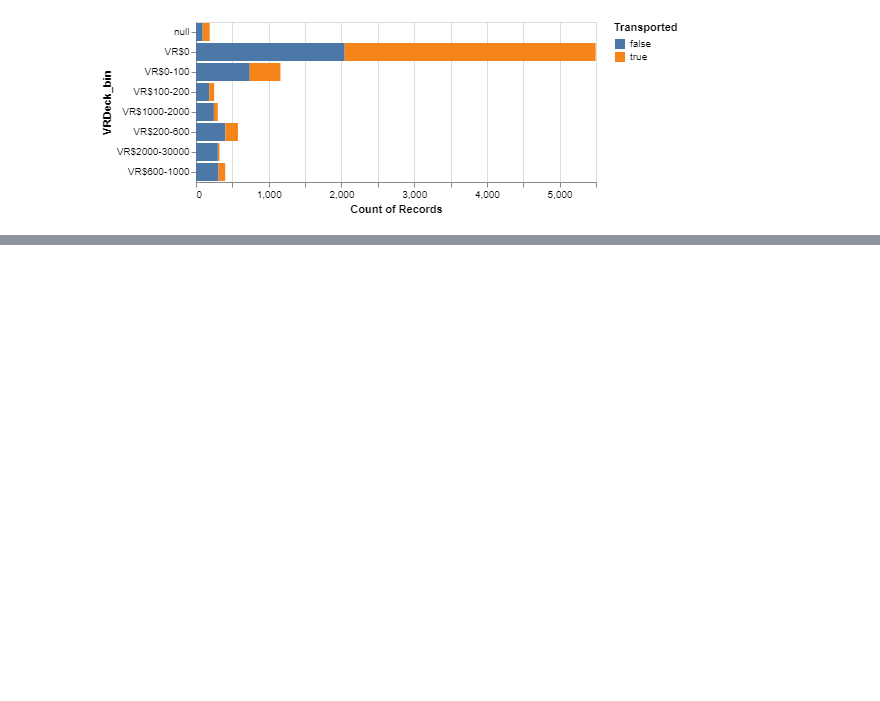
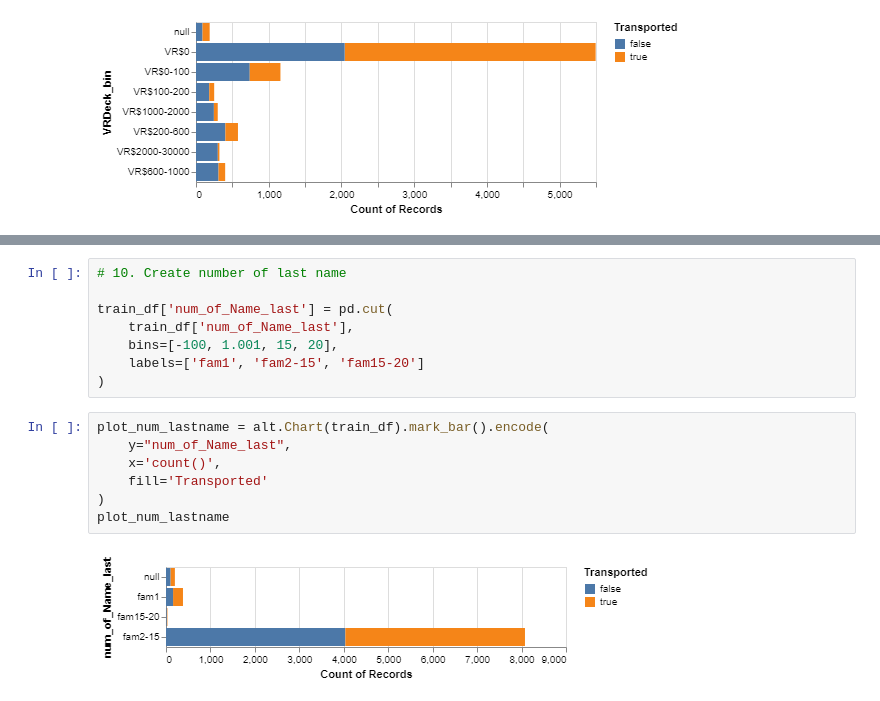
Before and after one commit to johnwslee/Spaceship_Titanic, a Jupyter notebook: spaceship_titanic.ipynb, the cells around one changed output, grey strips where cells are left out. Saved outputs shown, nothing was run; the diff lists cells and outputs as text; blank space fills up the shorter version.

```diff
--- a/spaceship_titanic.ipynb
+++ b/spaceship_titanic.ipynb
@@ -438,0 +485,17 @@ plot_vrdeck_bin
+# %%
+# 10. Create number of last name
+
+train_df['num_of_Name_last'] = pd.cut(
+    train_df['num_of_Name_last'],
+    bins=[-100, 1.001, 15, 20],
+    labels=['fam1', 'fam2-15', 'fam15-20']
+)
+# %%
+plot_num_lastname = alt.Chart(train_df).mark_bar().encode(
+    y="num_of_Name_last",
+    x='count()',
+    fill='Transported'
+)
+plot_num_lastname
+# %% [output]
+[figure, added]
```
Also changed, not shown: parts of 13 cells of this notebook.
